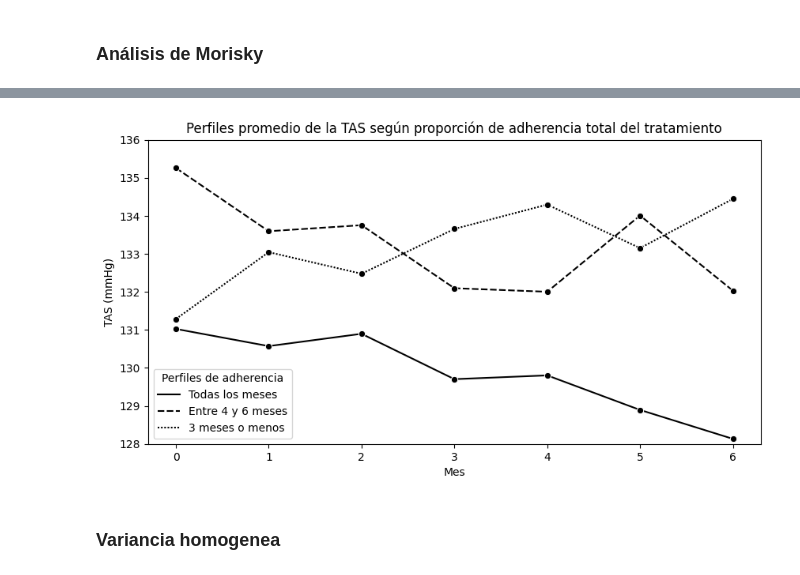
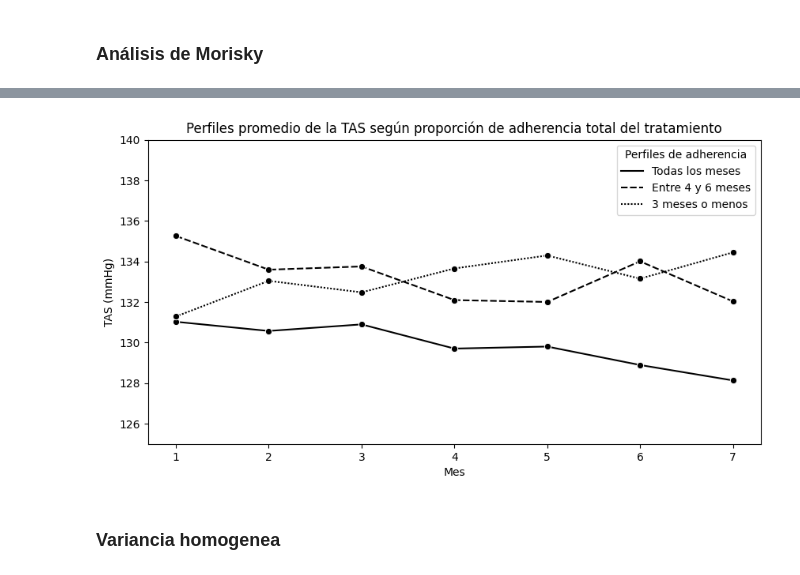
Before and after one commit to ecometto94/Tesis, a Jupyter notebook: Sintaxis/Análisis Descriptivo Paper Style.ipynb, the cells around one changed output, grey strips where cells are left out. Cells and saved outputs as stored; diff of their text form; code cells hidden in the pictures.

```diff
--- a/Sintaxis/Análisis Descriptivo Paper Style.ipynb
+++ b/Sintaxis/Análisis Descriptivo Paper Style.ipynb
@@ -6,4 +1,5 @@ monochrome = (cycler('color', ['k']) * cycler('linestyle', ['-', '--', ':']) * c
 # %%
+from cycler import cycler
 import pandas as pd
 import numpy as np
 import matplotlib.pyplot as plt
@@ -20,18 +16,15 @@ plt.rcParams["figure.figsize"] = (10, 5)
 random_state=42
 random.seed(random_state)
 
+# Create cycler object. Use any styling from above you please
+monochrome = (cycler('color', ['k']) * cycler('linestyle', ['-', '--', ':']) * cycler('marker', ['^',',', '.']))
+
 PATH_TO_IMG = "../Tesina/Mio/img"
+YLIM = (125, 140)
 # %% [markdown]
 ### Leer los datos
 # %%
 tesis = pd.read_csv("../Datos/tesis_final.csv")
-tesis.rename(
-    {
-        "tpo_programa": "Mes"
-    },
-    axis=1,
-    inplace=True
-)
 tesis_basal = tesis[tesis["Mes"] == 0]
 tesis["Adherencia Perfecta"] = tesis["Adherencia_Total"] == 1
 # %%
@@ -124,20 +130,20 @@ tesis["Perfiles de adherencia"] = aux
 # %%
 plt.figure(figsize=(10,5))
 sns.lineplot(
     x=tesis["Mes"],
     y=tesis["TAS"],
     marker="o",
     hue=tesis["Perfiles de adherencia"],
     style=tesis["Perfiles de adherencia"],
     palette=["black", "black", "black"],
     ci=None
 )
-plt.ylim(128, 136)
+plt.ylim(YLIM)
 plt.ylabel("TAS (mmHg)")
 plt.title("Perfiles promedio de la TAS según proporción de adherencia total del tratamiento")
 plt.savefig(f"{PATH_TO_IMG}/TAS_vs_tpo_with_adherencia.png", bbox_inches='tight')
 # %% [output]
-[figure, old version]
+[figure, new version]
 # %% [markdown]
 ### Variancia homogenea
 # %%
```
Also changed, not shown: parts of 8 cells of this notebook, 9 other files.
